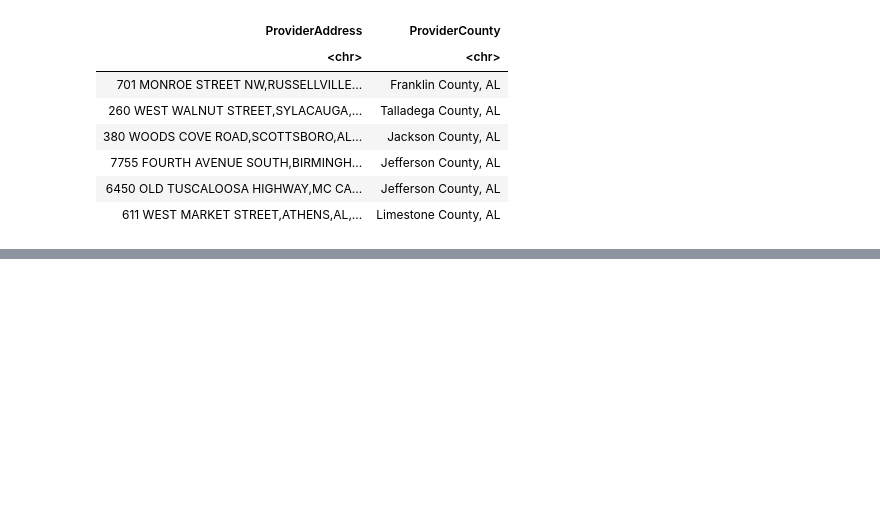
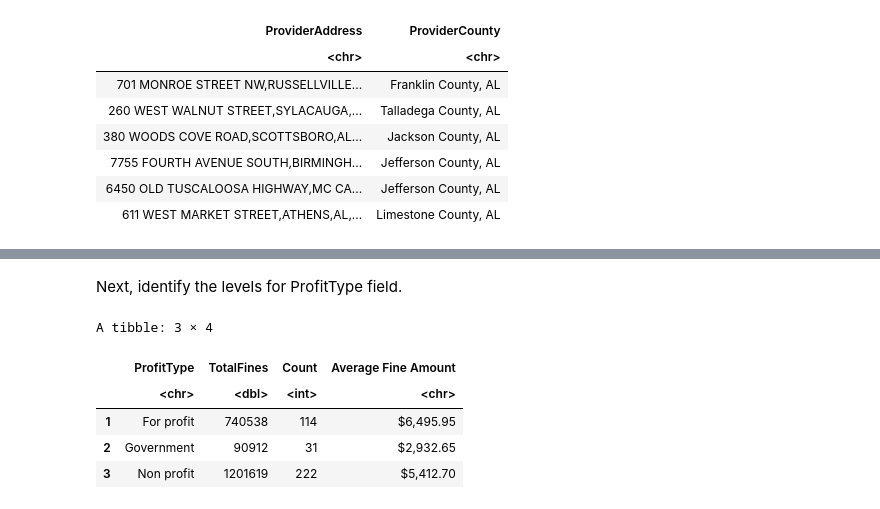
Before and after one commit to yardsale8/DSCI325, a Jupyter notebook: Module3_Part3_R.ipynb, the cells around one changed output, grey strips where cells are left out. Saved outputs shown, nothing was run; the diff lists cells and outputs as text; code cells hidden in the pictures; blank space fills up the shorter version.

```diff
--- a/Module3_Part3_R.ipynb
+++ b/Module3_Part3_R.ipynb
@@ -554,0 +674,17 @@ A tibble: 6 × 35
+# %% [markdown]
+Next, identify the levels for ProfitType field.
+# %%
+(
+ NursingHomes_OwnershipSplit
+ %>% filter(State == "MN")
+ %>% group_by(ProfitType)
+ %>% summarize(TotalFines = sum(TotalAmountFines), Count = n())
+ %>% mutate('Average Fine Amount' = dollar(TotalFines/Count))
+)
+# %% [output]
+A tibble: 3 × 4
+|  | ProfitType | TotalFines | Count | Average Fine Amount |
+|  | <chr> | <dbl> | <int> | <chr> |
+| 1 | For profit | 740538 | 114 | $6,495.95 |
+| 2 | Government | 90912 | 31 | $2,932.65 |
+| 3 | Non profit | 1201619 | 222 | $5,412.70 |
```
Also changed, not shown: parts of 21 cells of this notebook.
